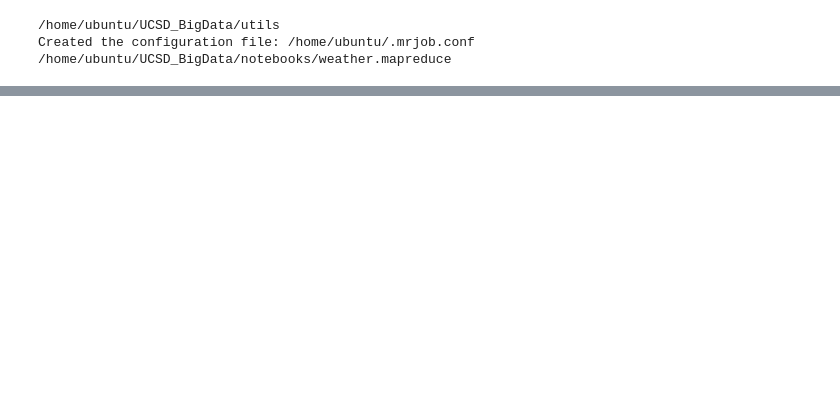
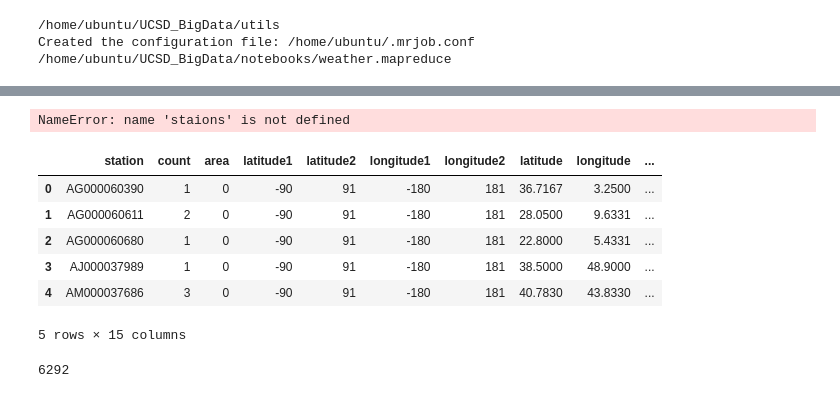
Before and after one commit to JiapengZhang/UCSD_BigData, a Jupyter notebook: notebooks/weather.mapreduce/assignment2.ipynb, the cells around one changed output, grey strips where cells are left out. Saved outputs shown, nothing was run; the diff lists cells and outputs as text; code cells hidden in the pictures; blank space fills up the shorter version.

```diff
--- a/notebooks/weather.mapreduce/assignment2.ipynb
+++ b/notebooks/weather.mapreduce/assignment2.ipynb
@@ -175 +406,21 @@ stations = pd.read_fwf('ghcnd-stations_buffered.txt', colspecs=colspecs, header=
+# %%
+stations.index='"'+stations.index+'"'
+staions.head()
+# %% [output]
+NameError: name 'staions' is not defined
+# %%
+djoin=Data.join(stations,on='station')
+djoin.head()
+# %% [output]
+|  | station | count | area | latitude1 | latitude2 | longitude1 | longitude2 | latitude | longitude | ... |
+| 0 | AG000060390 | 1 | 0 | -90 | 91 | -180 | 181 | 36.7167 | 3.2500 | ... |
+| 1 | AG000060611 | 2 | 0 | -90 | 91 | -180 | 181 | 28.0500 | 9.6331 | ... |
+| 2 | AG000060680 | 1 | 0 | -90 | 91 | -180 | 181 | 22.8000 | 5.4331 | ... |
+| 3 | AJ000037989 | 1 | 0 | -90 | 91 | -180 | 181 | 38.5000 | 48.9000 | ... |
+| 4 | AM000037686 | 3 | 0 | -90 | 91 | -180 | 181 | 40.7830 | 43.8330 | ... |
+5 rows × 15 columns
+# %%
+print len(djoin)
+# %% [output]
+6292
 # %%
```
Also changed, not shown: parts of 25 cells of this notebook, 2 other files.
